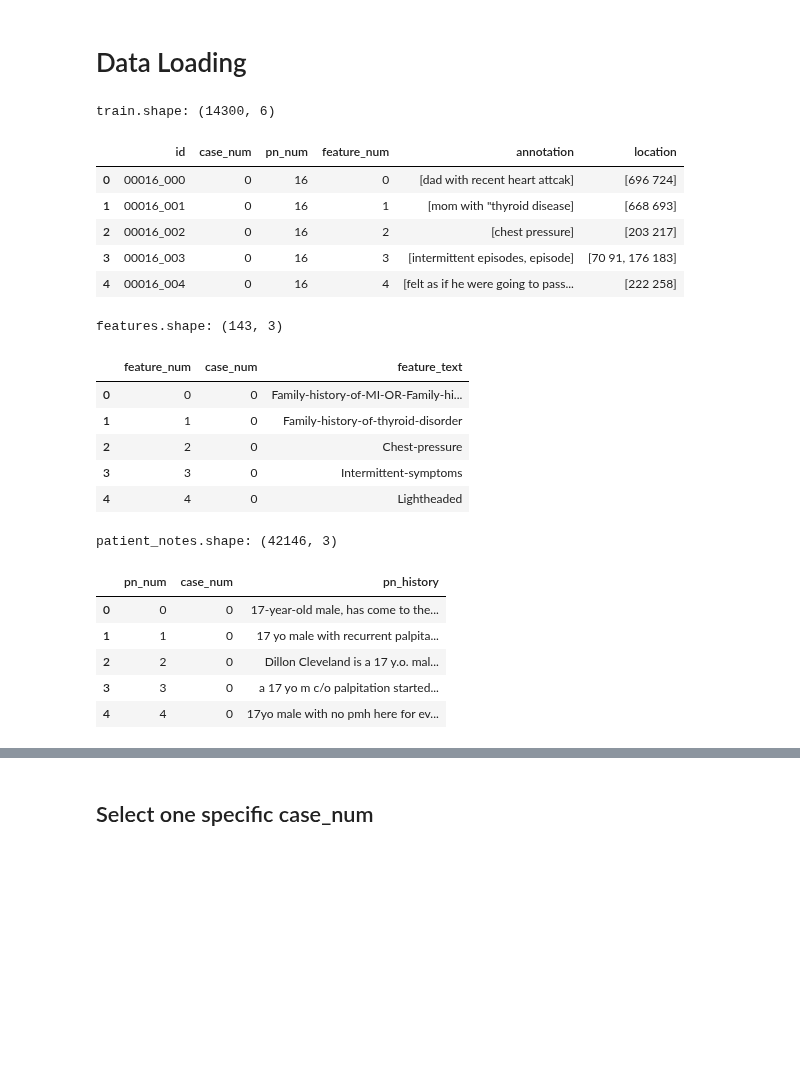
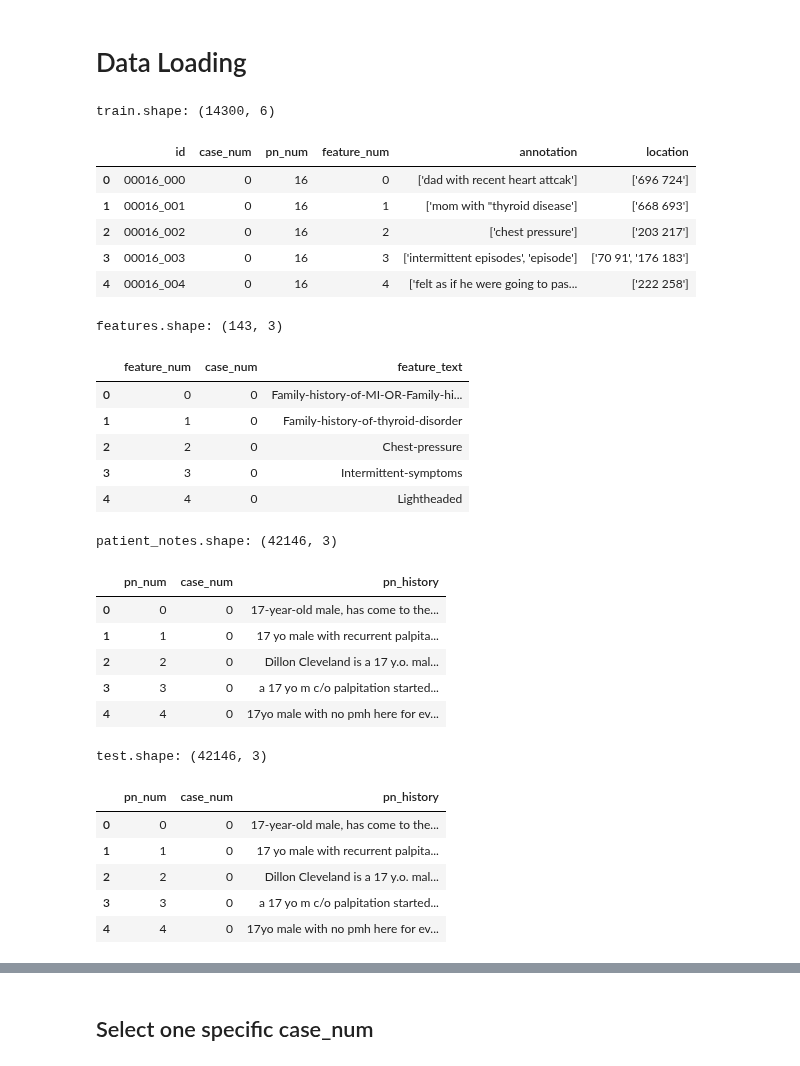
Before and after one commit to riow1983/nbme-score-clinical-patient-notes, a Jupyter notebook: notebooks/nb002i-token-classifier.ipynb, the cells around one changed output, grey strips where cells are left out. Cells and saved outputs as stored; diff of their text form; code cells hidden in the pictures; blank space fills up the shorter version.

```diff
--- a/notebooks/nb002i-token-classifier.ipynb
+++ b/notebooks/nb002i-token-classifier.ipynb
@@ -30,9 +30,10 @@ Drive already mounted at /content/drive; to attempt to forcibly remount, call dr
 # CFG
 # ====================================================
 class CFG:
+    pseudo=True
     # wandb=True
     # wandbgroup="nb001t-token-classifier"
-    # wandbname="case-num-4"
+    wandbname='case-num-0'
     # cv_case_num=False
     # competition='NBME'
     # _wandb_kernel='riow1983'
@@ -40,9 +41,10 @@ class CFG:
     # apex=True
     # print_freq=100
     num_workers=4
-    path="../input/nbme-deberta-base-baseline-train/"
+    #path="./nb001t-token-classifier/"
+    path='../src/001t-token-classifier/'
     config_path=path+'config.pth'
-    model="microsoft/deberta-base"
+    model='microsoft/deberta-base'
     # scheduler='cosine' # ['linear', 'cosine']
     # batch_scheduler=True
     # num_cycles=0.5
@@ -55,7 +57,7 @@ class CFG:
     # betas=(0.9, 0.999)
     batch_size=24
     fc_dropout=0.2
-    max_len=466
+    max_len=466 # equals to your oof's left-most column name + 1
     # weight_decay=0.01
     # gradient_accumulation_steps=1
     # max_grad_norm=1000
@@ -360,31 +372,42 @@ seed_everything(seed=42)
 # %%
 # ====================================================
 # Data Loading
 # ====================================================
 train = pd.read_csv('../input/nbme-score-clinical-patient-notes/train.csv')
-train['annotation'] = train['annotation'].apply(ast.literal_eval)
-train['location'] = train['location'].apply(ast.literal_eval)
+# train['annotation'] = train['annotation'].apply(ast.literal_eval)
+# train['location'] = train['location'].apply(ast.literal_eval)
 features = pd.read_csv('../input/nbme-score-clinical-patient-notes/features.csv')
 def preprocess_features(features):
     features.loc[27, 'feature_text'] = "Last-Pap-smear-1-year-ago"
     return features
 features = preprocess_features(features)
 patient_notes = pd.read_csv('../input/nbme-score-clinical-patient-notes/patient_notes.csv')
 
 print(f"train.shape: {train.shape}")
 display(train.head())
 print(f"features.shape: {features.shape}")
 display(features.head())
 print(f"patient_notes.shape: {patient_notes.shape}")
 display(patient_notes.head())
+
+
+if CFG.pseudo:
+    test = patient_notes.copy()
+    del patient_notes
+else:
+    test = pd.read_csv('../input/nbme-score-clinical-patient-notes/test.csv')
+    submission = pd.read_csv('../input/nbme-score-clinical-patient-notes/sample_submission.csv')
+
+print(f"test.shape: {test.shape}")
+display(test.head())
 # %% [output]
 train.shape: (14300, 6)
 |  | id | case_num | pn_num | feature_num | annotation | location |
-| 0 | 00016_000 | 0 | 16 | 0 | [dad with recent heart attcak] | [696 724] |
-| 1 | 00016_001 | 0 | 16 | 1 | [mom with "thyroid disease] | [668 693] |
-| 2 | 00016_002 | 0 | 16 | 2 | [chest pressure] | [203 217] |
-| 3 | 00016_003 | 0 | 16 | 3 | [intermittent episodes, episode] | [70 91, 176 183] |
-| 4 | 00016_004 | 0 | 16 | 4 | [felt as if he were going to pass... | [222 258] |
+| 0 | 00016_000 | 0 | 16 | 0 | ['dad with recent heart attcak'] | ['696 724'] |
+| 1 | 00016_001 | 0 | 16 | 1 | ['mom with "thyroid disease'] | ['668 693'] |
+| 2 | 00016_002 | 0 | 16 | 2 | ['chest pressure'] | ['203 217'] |
+| 3 | 00016_003 | 0 | 16 | 3 | ['intermittent episodes', 'episode'] | ['70 91', '176 183'] |
+| 4 | 00016_004 | 0 | 16 | 4 | ['felt as if he were going to pas... | ['222 258'] |
 features.shape: (143, 3)
 |  | feature_num | case_num | feature_text |
 | 0 | 0 | 0 | Family-history-of-MI-OR-Family-hi... |
@@ -399,3 +422,10 @@ patient_notes.shape: (42146, 3)
 | 2 | 2 | 0 | Dillon Cleveland is a 17 y.o. mal... |
 | 3 | 3 | 0 | a 17 yo m c/o palpitation started... |
 | 4 | 4 | 0 | 17yo male with no pmh here for ev... |
+test.shape: (42146, 3)
+|  | pn_num | case_num | pn_history |
+| 0 | 0 | 0 | 17-year-old male, has come to the... |
+| 1 | 1 | 0 | 17 yo male with recurrent palpita... |
+| 2 | 2 | 0 | Dillon Cleveland is a 17 y.o. mal... |
+| 3 | 3 | 0 | a 17 yo m c/o palpitation started... |
+| 4 | 4 | 0 | 17yo male with no pmh here for ev... |
```
Also changed, not shown: parts of 34 cells of this notebook.
